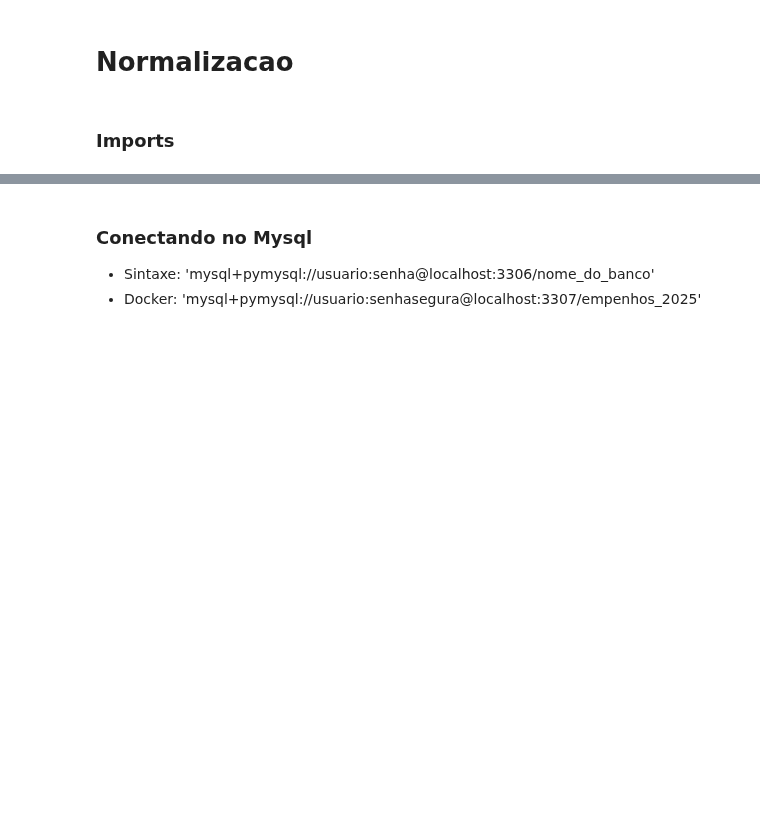
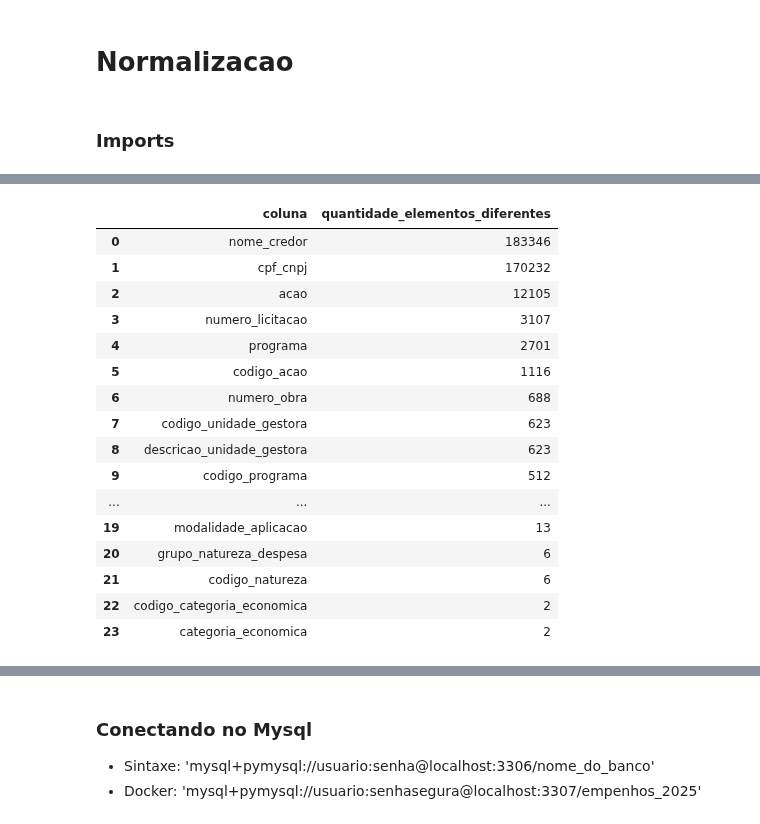
Before and after one commit to neryguilherme/modelagem, a Jupyter notebook: src/python/normalizacao.ipynb, the cells around one changed output, grey strips where cells are left out. Drawn from its saved outputs; the diff is of its cells as text; code cells hidden in the pictures; blank space fills up the shorter version.

```diff
--- a/src/python/normalizacao.ipynb
+++ b/src/python/normalizacao.ipynb
@@ -65,0 +152,45 @@ memory usage: 1.0 GB
+# %%
+colunas = [
+    'codigo_acao', 'acao',
+    'codigo_categoria_economica', 'categoria_economica',
+    'cpf_cnpj', 'nome_credor',
+    'codigo_elemento_despesa', 'elemento_despesa',
+    'codigo_fonte_recurso', 'descricao_fonte_recurso',
+    'codigo_funcao', 'funcao',
+    'numero_licitacao', 'modalidade_licitacao',
+    'numero_obra',
+    'codigo_modalidade_aplicacao', 'modalidade_aplicacao',
+    'municipio',
+    'codigo_natureza', 'grupo_natureza_despesa',
+    'codigo_programa', 'programa',
+    'codigo_unidade_gestora', 'descricao_unidade_gestora'
+]
+
+quantidade_elementos = (
+    df_despesas_1semestre[colunas]
+    .nunique(dropna=False)
+    .sort_values(ascending=False)
+    .rename('quantidade_elementos_diferentes')
+    .reset_index()
+    .rename(columns={'index': 'coluna'})
+)
+
+quantidade_elementos
+# %% [output]
+|  | coluna | quantidade_elementos_diferentes |
+| 0 | nome_credor | 183346 |
+| 1 | cpf_cnpj | 170232 |
+| 2 | acao | 12105 |
+| 3 | numero_licitacao | 3107 |
+| 4 | programa | 2701 |
+| 5 | codigo_acao | 1116 |
+| 6 | numero_obra | 688 |
+| 7 | codigo_unidade_gestora | 623 |
+| 8 | descricao_unidade_gestora | 623 |
+| 9 | codigo_programa | 512 |
+| ... | ... | ... |
+| 19 | modalidade_aplicacao | 13 |
+| 20 | grupo_natureza_despesa | 6 |
+| 21 | codigo_natureza | 6 |
+| 22 | codigo_categoria_economica | 2 |
+| 23 | categoria_economica | 2 |
```
Also changed, not shown: parts of 13 cells of this notebook, 8 other files.
